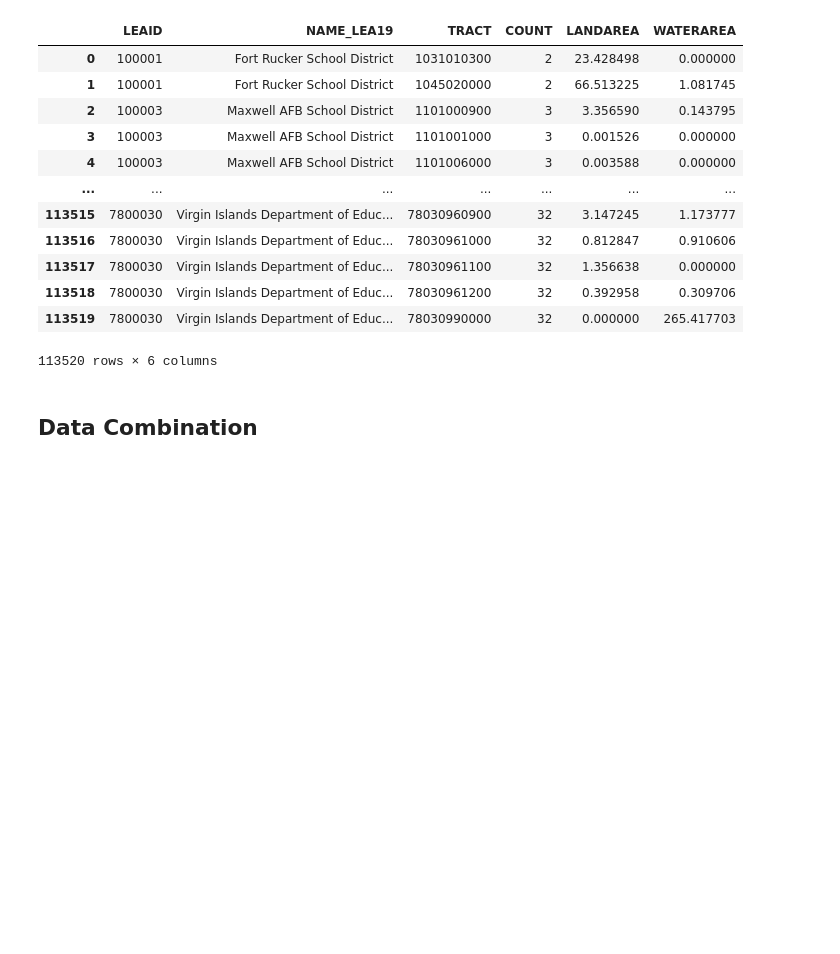
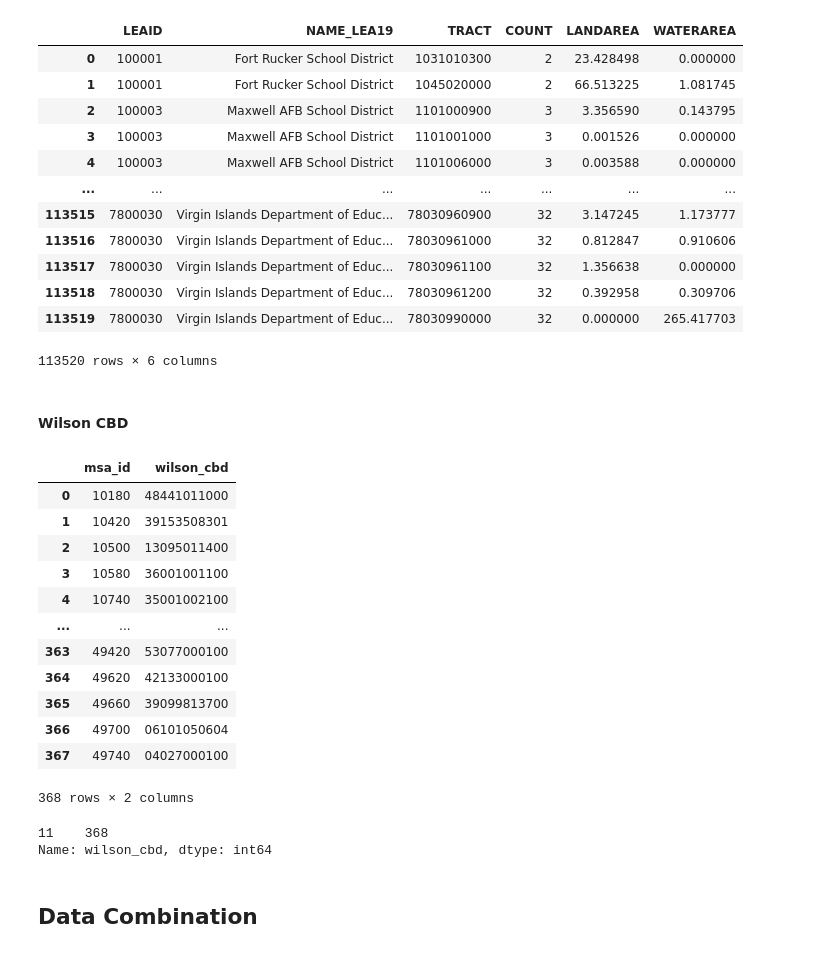
Before and after one commit to ldtcooper/urban-economics-project, a Jupyter notebook: notebook.ipynb, the cells around one changed output. Saved outputs shown, nothing was run; the diff lists cells and outputs as text; code cells hidden in the pictures; blank space fills up the shorter version.

```diff
--- a/notebook.ipynb
+++ b/notebook.ipynb
@@ -318,6 +318,30 @@ school_districts
 | 113518 | 7800030 | Virgin Islands Department of Educ... | 78030961200 | 32 | 0.392958 | 0.309706 |
 | 113519 | 7800030 | Virgin Islands Department of Educ... | 78030990000 | 32 | 0.000000 | 265.417703 |
 113520 rows × 6 columns
+# %% [markdown]
+#### Wilson CBD
+# %%
+wilson_cbd = pd.read_csv('./data/wilson_cbd.csv', index_col=False, dtype={'msa_id': str, 'wilson_cbd': str})
+wilson_cbd
+# %% [output]
+|  | msa_id | wilson_cbd |
+| 0 | 10180 | 48441011000 |
+| 1 | 10420 | 39153508301 |
+| 2 | 10500 | 13095011400 |
+| 3 | 10580 | 36001001100 |
+| 4 | 10740 | 35001002100 |
+| ... | ... | ... |
+| 363 | 49420 | 53077000100 |
+| 364 | 49620 | 42133000100 |
+| 365 | 49660 | 39099813700 |
+| 366 | 49700 | 06101050604 |
+| 367 | 49740 | 04027000100 |
+368 rows × 2 columns
+# %%
+wilson_cbd['wilson_cbd'].str.len().value_counts()
+# %% [output]
+11    368
+Name: wilson_cbd, dtype: int64
 # %% [markdown]
 ## Data Combination
 # %% [markdown]
```
Also changed, not shown: parts of 27 cells of this notebook, 5 other files.
